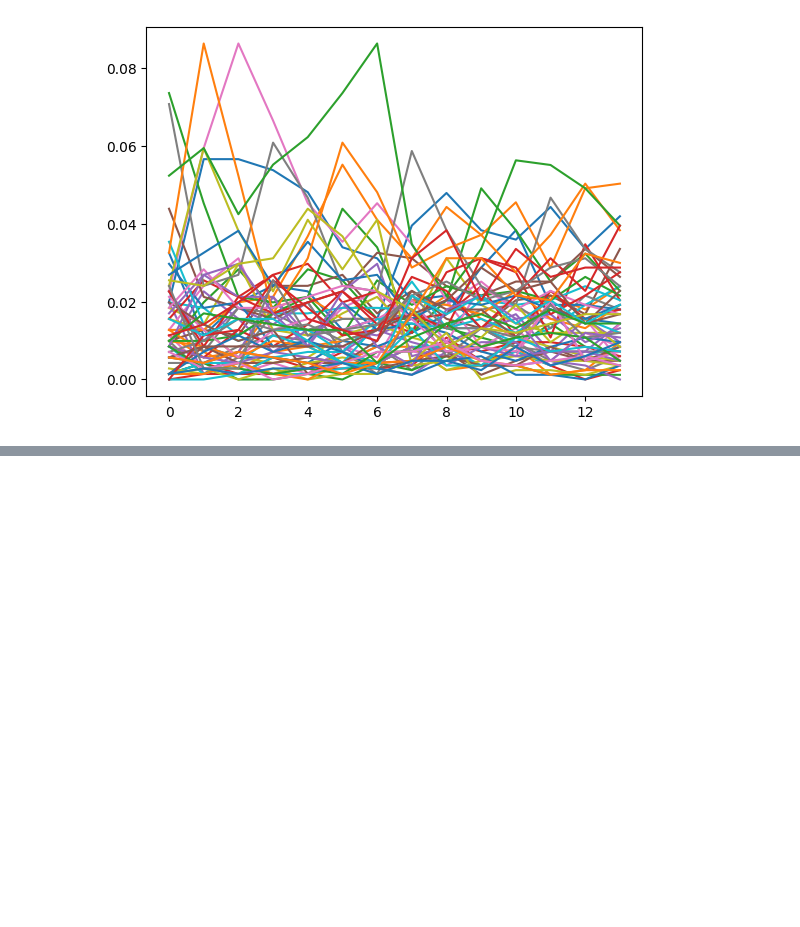
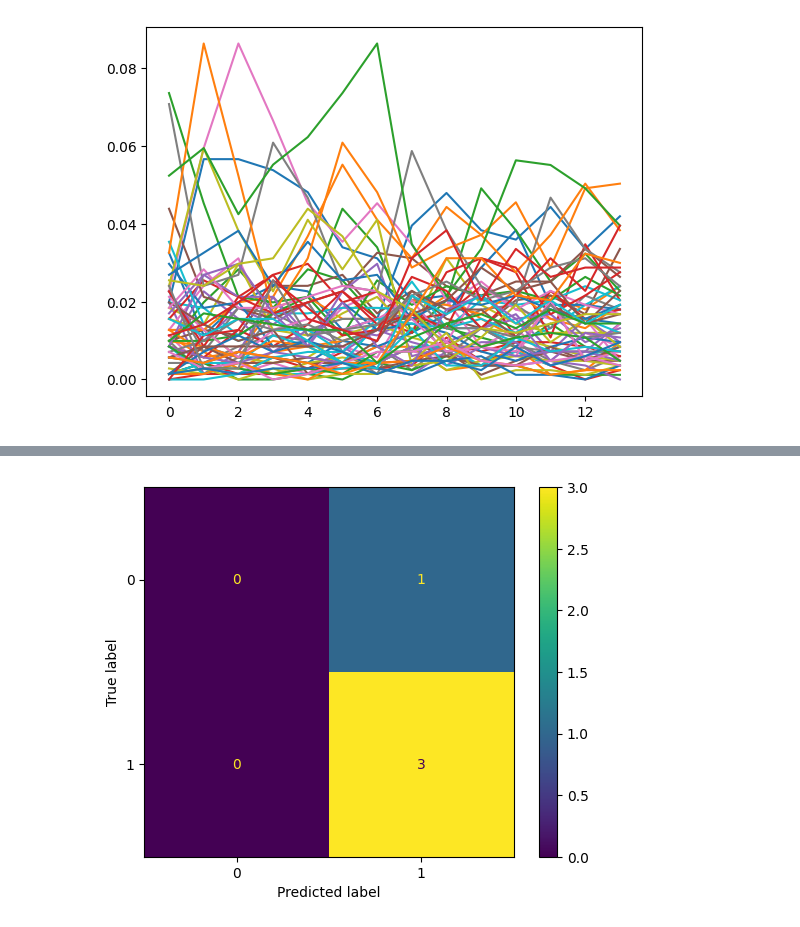
Before and after one commit to Adelaide-ReXIL/XV_prelim, a Jupyter notebook: Code/clinicalLBP.ipynb, the cells around one changed output, grey strips where cells are left out. Drawn from its saved outputs; the diff is of its cells as text; code cells hidden in the pictures; blank space fills up the shorter version.

```diff
--- a/Code/clinicalLBP.ipynb
+++ b/Code/clinicalLBP.ipynb
@@ -249,0 +264,7 @@ for _,row in df.iterrows():
+# %%
+label=[]
+features=pd.DataFrame()
+
+for r in res:
+    label.append(r[0])
+    features=pd.concat([features,r[1]],ignore_index=True)
@@ -249,0 +290,68 @@ for _,row in df.iterrows():
+# %%
+from sklearn.model_selection import train_test_split,GridSearchCV
+from sklearn.metrics import ConfusionMatrixDisplay
+import xgboost as xgb
+from sklearn.ensemble import RandomForestClassifier
+
+from sklearn.metrics import classification_report,roc_auc_score
+
+def XGBoost(X_tr, Y_tr, X_te, Y_te,quick=False):
+    param_grid = {
+        'n_estimators': [50, 100, 200],
+        'max_depth': [3, 5, 7, 9],
+        'learning_rate': [0.01, 0.1, 0.2],
+        'subsample': [0.6, 0.8, 1.0],
+        'colsample_bytree': [0.6, 0.8, 1.0],
+    }
+
+    # Create the model
+    xgb_model = xgb.XGBClassifier(
+        objective='binary:logistic',
+        tree_method='hist',
+        random_state=42
+    )
+
+    if quick:
+            best_model = xgb_model
+            best_model.fit(X_tr, Y_tr)
+
+            xgb_pred = best_model.predict(X_te)
+
+
+            ConfusionMatrixDisplay.from_estimator(estimator=best_model, X=X_te, y=Y_te)
+
+            print("Classification Report: XGBoost")
+            report = classification_report(Y_te, xgb_pred, digits=2)
+            print(report)
+            return best_model
+
+
+    grid_search = GridSearchCV(
+        estimator=xgb_model,
+        param_grid=param_grid,
+        scoring='accuracy',
+        cv=10,
+        verbose=1,
+        n_jobs=-1
+    )
+
+
+    grid_search.fit(X_tr, Y_tr)
+
+
+    best_model = grid_search.best_estimator_
+    best_model.fit(X_tr, Y_tr)
+
+    xgb_pred = best_model.predict(X_te)
+
+    ConfusionMatrixDisplay.from_estimator(estimator=best_model, X=X_te, y=Y_te)
+
+    print("Classification Report: XGBoost")
+    report = classification_report(Y_te, xgb_pred, digits=2)
+    print(report)
+    return best_model
+
+
+X_tr, X_te, Y_tr, Y_te = train_test_split(features.values, label, test_size=0.2, random_state=42,stratify=label)
+m=XGBoost(X_tr, Y_tr, X_te, Y_te,True)
+# %% [output]
@@ -249,0 +367 @@ for _,row in df.iterrows():
+[figure, added]
```
Also changed, not shown: parts of 6 cells of this notebook, 1 other file.
